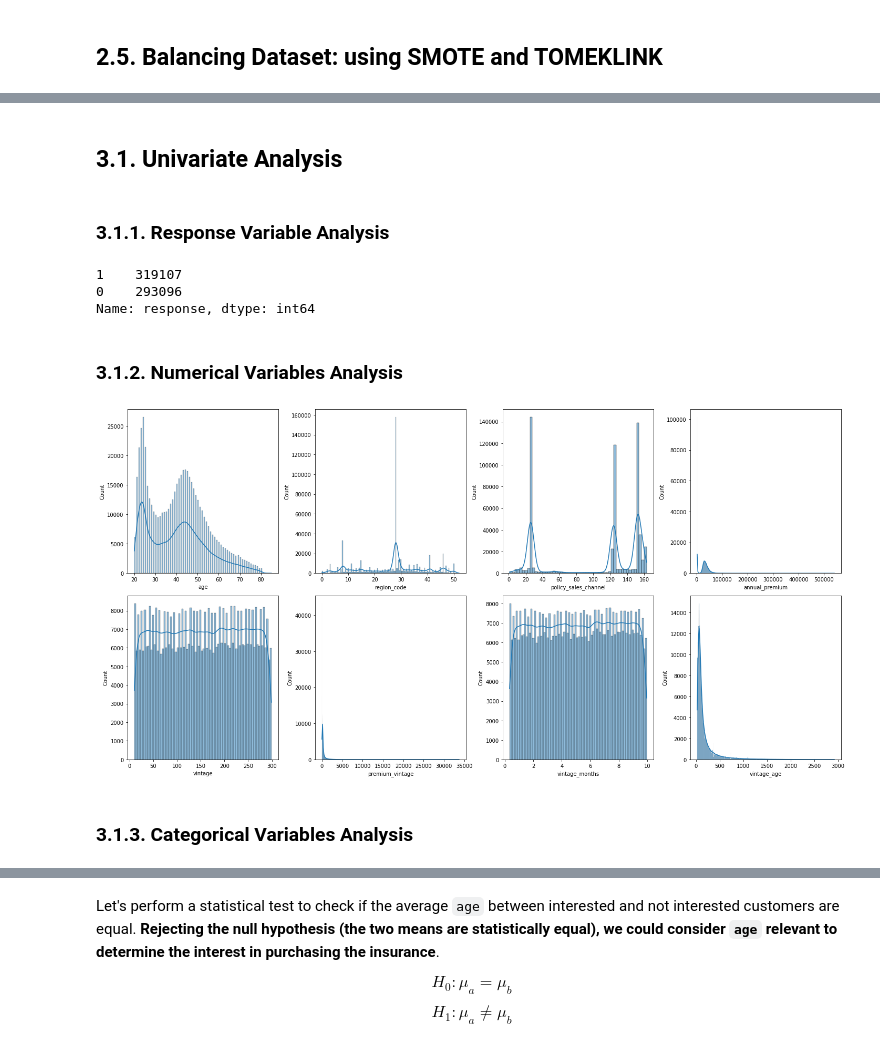
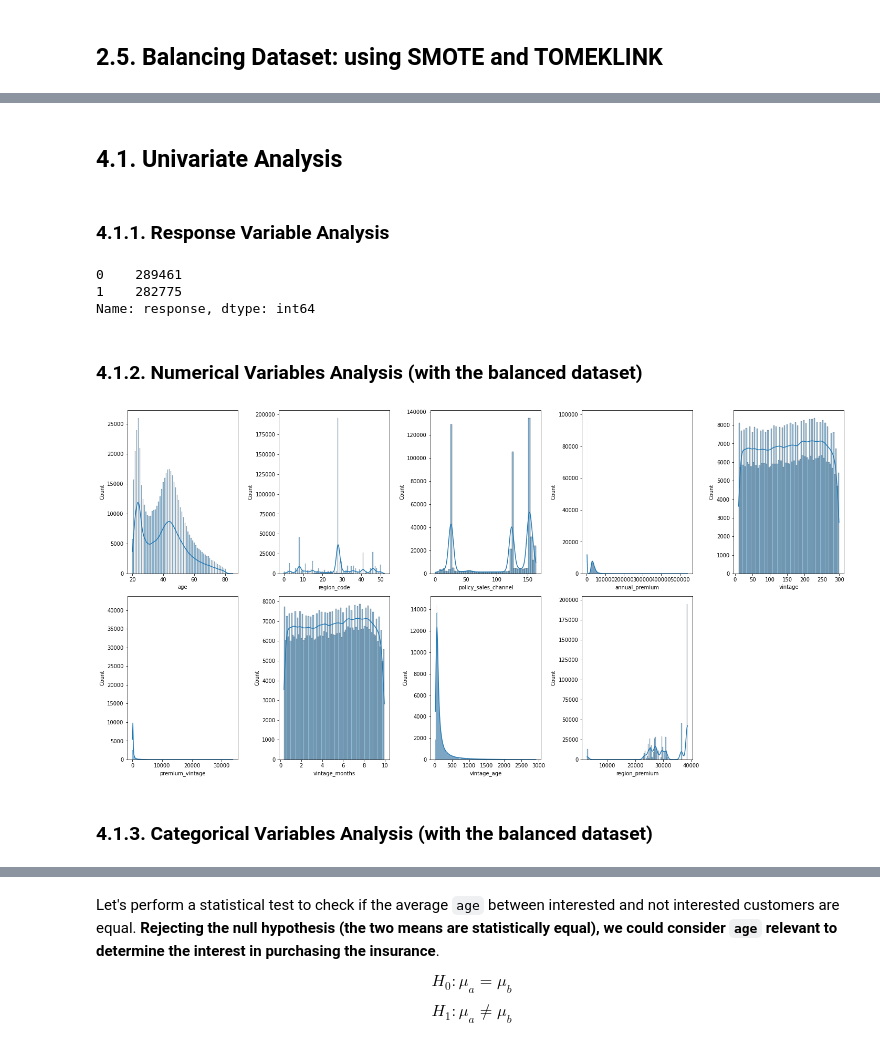
Before and after one commit to KattsonBastos/health_insurance_cross_sell, a Jupyter notebook: notebooks/health_insurance_cross_sell.ipynb, the cells around one changed output, grey strips where cells are left out. Drawn from its saved outputs; the diff is of its cells as text; code cells hidden in the pictures.

```diff
--- a/notebooks/health_insurance_cross_sell.ipynb
+++ b/notebooks/health_insurance_cross_sell.ipynb
@@ -141,7 +144,7 @@ for train_index, test_index in splitting.split(df_raw, df_raw['response']):
 pickle.dump( train_dataset, open( '../data/train_dataset.pkl', 'wb') )
 pickle.dump( test_dataset, open( '../data/test_dataset.pkl', 'wb') )
 # %%
-df_raw = pickle.load(open('../data/train_dataset.pkl', 'rb'))
+df_raw = pickle.load(open('../data/temp/train_dataset.pkl', 'rb'))
 # %%
 df_raw.head()
 # %% [output]
@@ -440,50 +406,54 @@ df21 = df21.drop(['male', 'female'], axis = 1)
 # %%
-df3 = pickle.load(open('../data/df2.pkl', 'rb'))
+df4 = pickle.load(open('../data/temp/df2.pkl', 'rb'))
+df4_balanced = pickle.load(open('../data/temp/df2_balanced.pkl', 'rb'))
 # %%
-num_attributes = df3[['age', 'region_code', 'policy_sales_channel', 'annual_premium', 'vintage', 'premium_vintage',  'vintage_months', 'vintage_age']].copy()
-cat_attributes = df3.drop(['age', 'region_code', 'policy_sales_channel', 'annual_premium', 'vintage', 'premium_vintage',  'vintage_months', 'vintage_age'], axis = 1)
+num_attributes = df4_balanced[['age', 'region_code', 'policy_sales_channel', 'annual_premium', 'vintage', 'premium_vintage',  'vintage_months', 'vintage_age', 'region_premium']].copy()
+cat_attributes = df4_balanced.drop(['age', 'region_code', 'policy_sales_channel', 'annual_premium', 'vintage', 'premium_vintage',  'vintage_months', 'vintage_age', 'region_premium'], axis = 1)
 # %% [markdown]
-## 3.1. Univariate Analysis
+## 4.1. Univariate Analysis
 # %% [markdown]
-### 3.1.1. Response Variable Analysis
+### 4.1.1. Response Variable Analysis
 # %%
-df3['response'].value_counts()
+df4_balanced['response'].value_counts()
 # %% [output]
-1    319107
-0    293096
+0    289461
+1    282775
 Name: response, dtype: int64
 # %% [markdown]
-### 3.1.2. Numerical Variables Analysis
+### 4.1.2. Numerical Variables Analysis (with the balanced dataset)
 # %%
 plt.subplots( figsize = ( 20,10 ) )
-plt.subplot(2, 4, 1);
+plt.subplot(2, 5, 1);
 sns.histplot(num_attributes['age'], kde=True)
 
-plt.subplot(2, 4, 2);
+plt.subplot(2, 5, 2);
 sns.histplot(num_attributes['region_code'], kde=True)
 
-plt.subplot(2, 4, 3);
+plt.subplot(2, 5, 3);
 sns.histplot(num_attributes['policy_sales_channel'], kde=True)
 
-plt.subplot(2, 4, 4);
+plt.subplot(2, 5, 4);
 sns.histplot(num_attributes['annual_premium'], kde=True)
 
-plt.subplot(2, 4, 5);
+plt.subplot(2, 5, 5);
 sns.histplot(num_attributes['vintage'], kde=True)
 
-plt.subplot(2, 4, 6);
+plt.subplot(2, 5, 6);
 sns.histplot(num_attributes['premium_vintage'], kde=True)
 
-plt.subplot(2, 4, 7);
+plt.subplot(2, 5, 7);
 sns.histplot(num_attributes['vintage_months'], kde=True)
 
-plt.subplot(2, 4, 8);
+plt.subplot(2, 5, 8);
 sns.histplot(num_attributes['vintage_age'], kde=True)
+
+plt.subplot(2, 5, 9);
+sns.histplot(num_attributes['region_premium'], kde=True)
 plt.tight_layout();
 # %% [output]
-[figure, old version]
+[figure, new version]
 # %% [markdown]
-### 3.1.3. Categorical Variables Analysis
+### 4.1.3. Categorical Variables Analysis (with the balanced dataset)
 # %%
 plt.subplots( figsize = ( 20,10 ) )
 plt.subplot(2, 4, 1);
```
Also changed, not shown: parts of 143 cells of this notebook.
